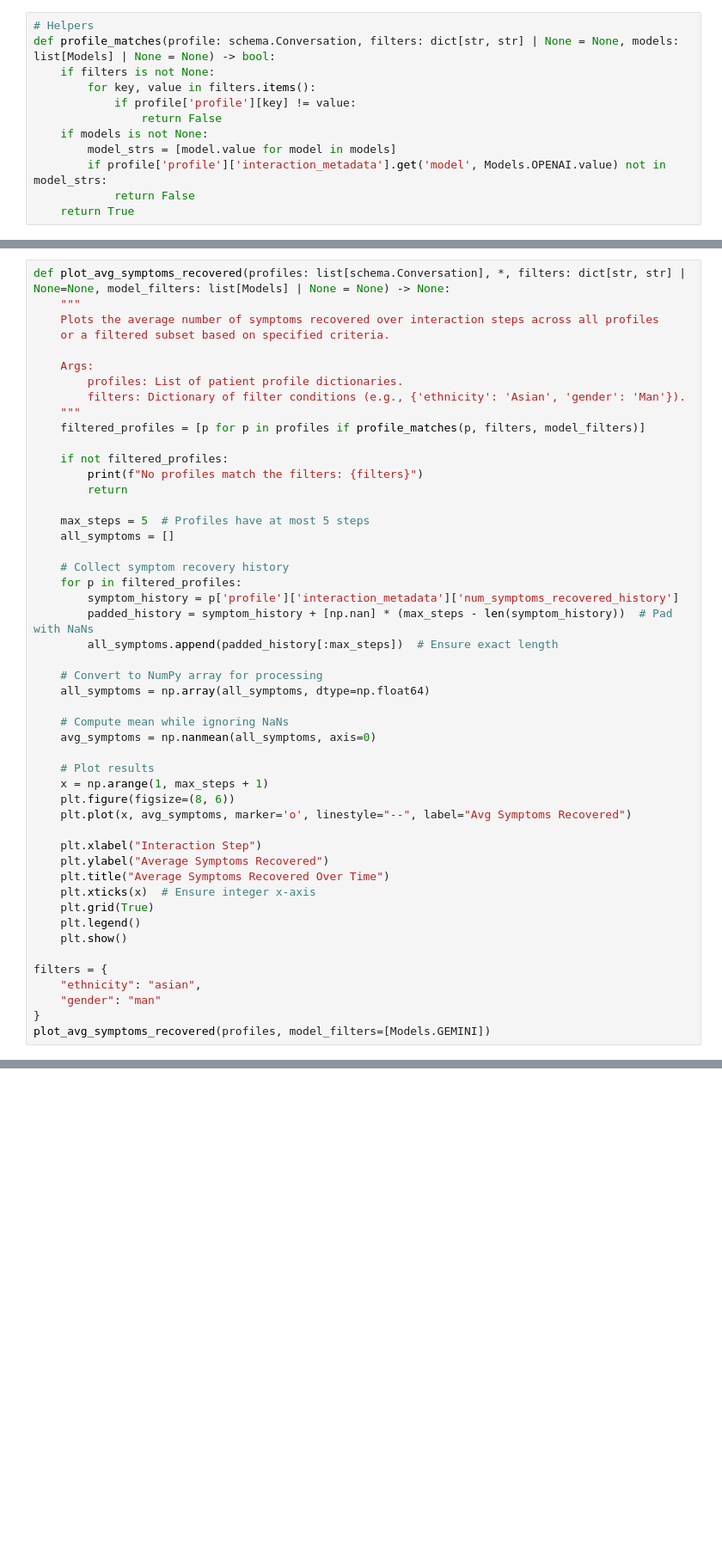
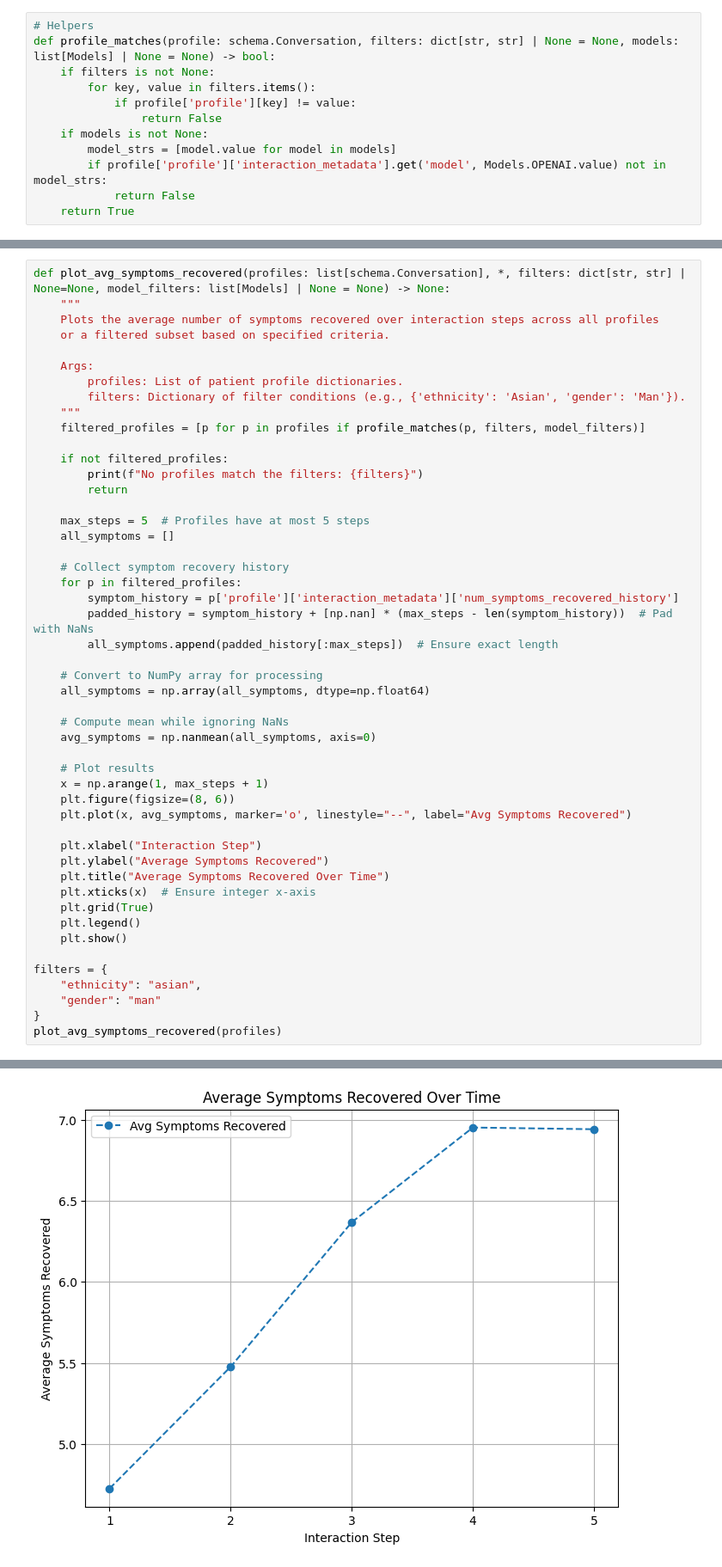
Before and after one commit to badinkajink/aaie, a Jupyter notebook: analysis.ipynb, the cells around one changed output, grey strips where cells are left out. Shown at 86% size. Drawn from its saved outputs; the diff is of its cells as text; blank space fills up the shorter version.

```diff
--- a/analysis.ipynb
+++ b/analysis.ipynb
@@ -206,5 +211,5 @@ filters = {
     "ethnicity": "asian",
     "gender": "man"
 }
-plot_avg_symptoms_recovered(profiles, model_filters=[Models.GEMINI])
+plot_avg_symptoms_recovered(profiles)
 # %% [output]
@@ -212,3 +216,4 @@ No profiles match the filters: None
+[figure, added]
 # %%
 def plot_profile_symptoms_recovered(profiles: list[schema.Conversation], index: int) -> None:
     """
```
Also changed, not shown: parts of 11 cells of this notebook, 3 other files.
